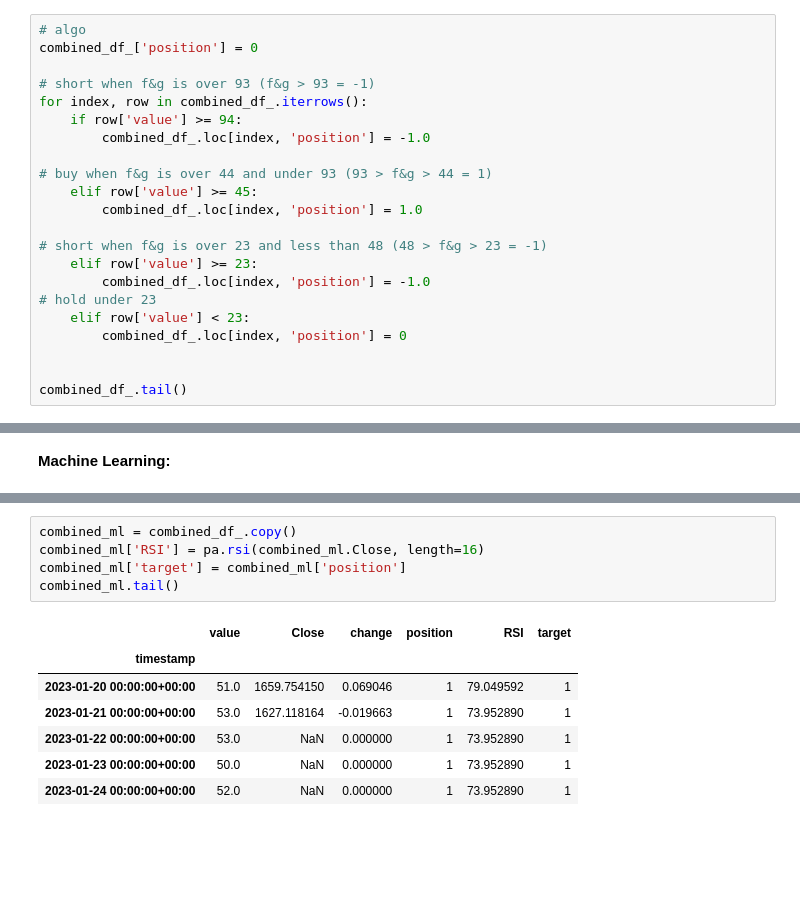
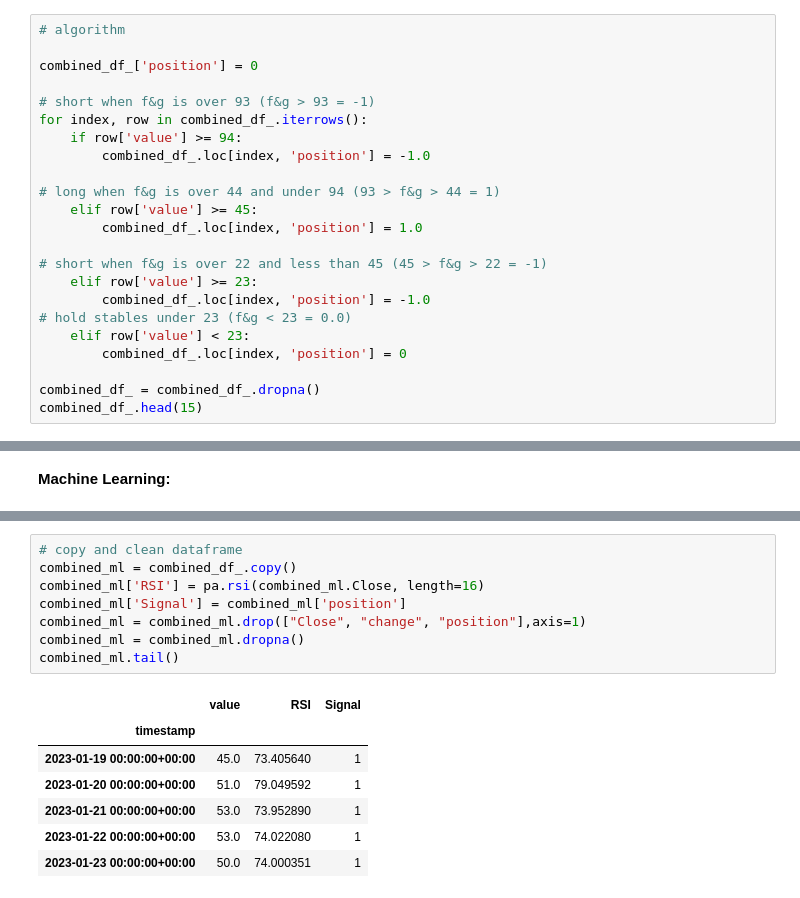
Before and after one commit to AGralin/dreambuilder_bot, a Jupyter notebook: FG_machine_learning.ipynb, the cells around one changed output, grey strips where cells are left out. Saved outputs shown, nothing was run; the diff lists cells and outputs as text; blank space fills up the shorter version.

```diff
--- a/FG_machine_learning.ipynb
+++ b/FG_machine_learning.ipynb
@@ -115,5 +123,6 @@ combined_df_.tail()
 # %%
-# algo
+# algorithm
+
 combined_df_['position'] = 0
 
 # short when f&g is over 93 (f&g > 93 = -1)
@@ -121,19 +130,19 @@ for index, row in combined_df_.iterrows():
     if row['value'] >= 94:
         combined_df_.loc[index, 'position'] = -1.0
 
-# buy when f&g is over 44 and under 93 (93 > f&g > 44 = 1)
+# long when f&g is over 44 and under 94 (93 > f&g > 44 = 1)
     elif row['value'] >= 45:
         combined_df_.loc[index, 'position'] = 1.0
 
-# short when f&g is over 23 and less than 48 (48 > f&g > 23 = -1)
+# short when f&g is over 22 and less than 45 (45 > f&g > 22 = -1)
     elif row['value'] >= 23:
         combined_df_.loc[index, 'position'] = -1.0
-# hold under 23
+# hold stables under 23 (f&g < 23 = 0.0)
     elif row['value'] < 23:
         combined_df_.loc[index, 'position'] = 0
 
-
-combined_df_.tail()
+combined_df_ = combined_df_.dropna()
+combined_df_.head(15)
 # %% [output]
 |  | value | Close | change | position |
 | timestamp |  |  |  |  |
@@ -190,13 +215,16 @@ import pandas_ta as pa
 # %%
+# copy and clean dataframe
 combined_ml = combined_df_.copy()
 combined_ml['RSI'] = pa.rsi(combined_ml.Close, length=16)
-combined_ml['target'] = combined_ml['position']
+combined_ml['Signal'] = combined_ml['position']
+combined_ml = combined_ml.drop(["Close", "change", "position"],axis=1)
+combined_ml = combined_ml.dropna()
 combined_ml.tail()
 # %% [output]
-|  | value | Close | change | position | RSI | target |
-| timestamp |  |  |  |  |  |  |
-| 2023-01-20 00:00:00+00:00 | 51.0 | 1659.754150 | 0.069046 | 1 | 79.049592 | 1 |
-| 2023-01-21 00:00:00+00:00 | 53.0 | 1627.118164 | -0.019663 | 1 | 73.952890 | 1 |
-| 2023-01-22 00:00:00+00:00 | 53.0 | NaN | 0.000000 | 1 | 73.952890 | 1 |
-| 2023-01-23 00:00:00+00:00 | 50.0 | NaN | 0.000000 | 1 | 73.952890 | 1 |
-| 2023-01-24 00:00:00+00:00 | 52.0 | NaN | 0.000000 | 1 | 73.952890 | 1 |
+|  | value | RSI | Signal |
+| timestamp |  |  |  |
+| 2023-01-19 00:00:00+00:00 | 45.0 | 73.405640 | 1 |
+| 2023-01-20 00:00:00+00:00 | 51.0 | 79.049592 | 1 |
+| 2023-01-21 00:00:00+00:00 | 53.0 | 73.952890 | 1 |
+| 2023-01-22 00:00:00+00:00 | 53.0 | 74.022080 | 1 |
+| 2023-01-23 00:00:00+00:00 | 50.0 | 74.000351 | 1 |
```
Also changed, not shown: parts of 26 cells of this notebook, 1 other file.
